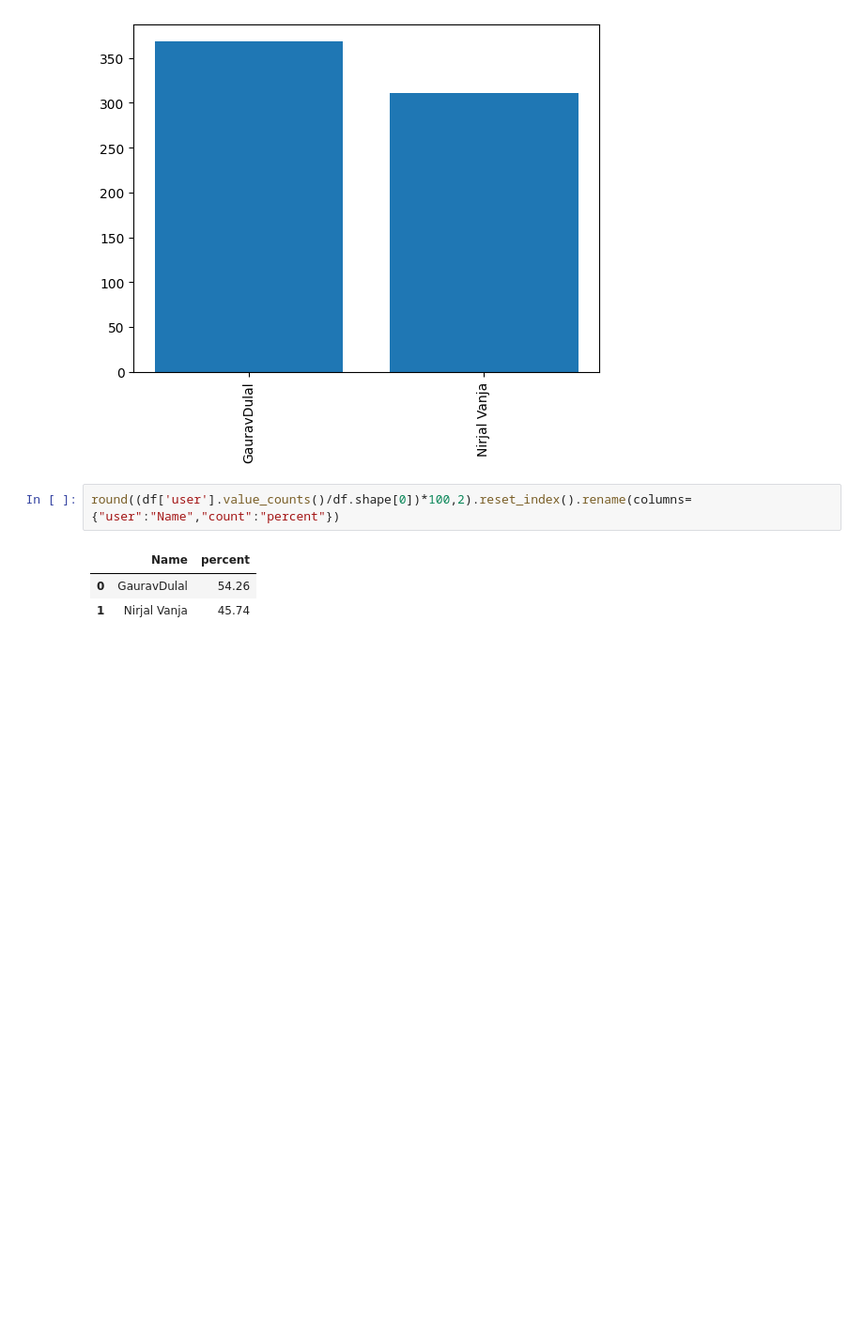
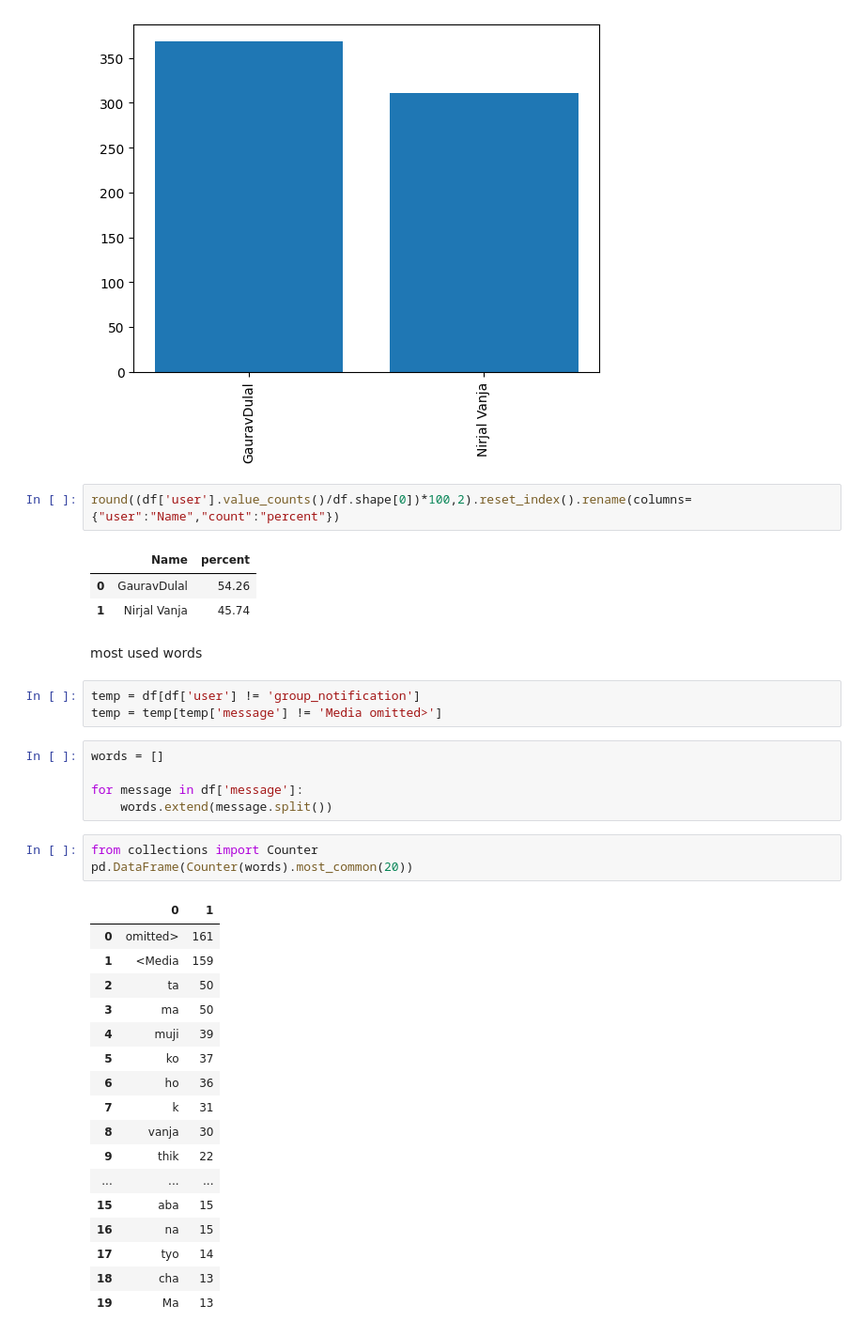
Before and after one commit to gyr0byte/Whatsapp_Chat_Analysis, a Jupyter notebook: whatsapp_chat_analysis.ipynb, the cells around one changed output. Shown at 94% size. Drawn from its saved outputs; the diff is of its cells as text; blank space fills up the shorter version.

```diff
--- a/whatsapp_chat_analysis.ipynb
+++ b/whatsapp_chat_analysis.ipynb
@@ -166,3 +166,34 @@ round((df['user'].value_counts()/df.shape[0])*100,2).reset_index().rename(column
 |  | Name | percent |
 | 0 | GauravDulal | 54.26 |
 | 1 | Nirjal Vanja | 45.74 |
+# %% [markdown]
+most used words
+# %%
+temp = df[df['user'] != 'group_notification']
+temp = temp[temp['message'] != 'Media omitted>']
+# %%
+words = []
+
+for message in df['message']:
+    words.extend(message.split())
+# %%
+from collections import Counter
+pd.DataFrame(Counter(words).most_common(20))
+# %% [output]
+|  | 0 | 1 |
+| 0 | omitted> | 161 |
+| 1 | <Media | 159 |
+| 2 | ta | 50 |
+| 3 | ma | 50 |
+| 4 | muji | 39 |
+| 5 | ko | 37 |
+| 6 | ho | 36 |
+| 7 | k | 31 |
+| 8 | vanja | 30 |
+| 9 | thik | 22 |
+| ... | ... | ... |
+| 15 | aba | 15 |
+| 16 | na | 15 |
+| 17 | tyo | 14 |
+| 18 | cha | 13 |
+| 19 | Ma | 13 |
```
Also changed, not shown: 1 other file.
